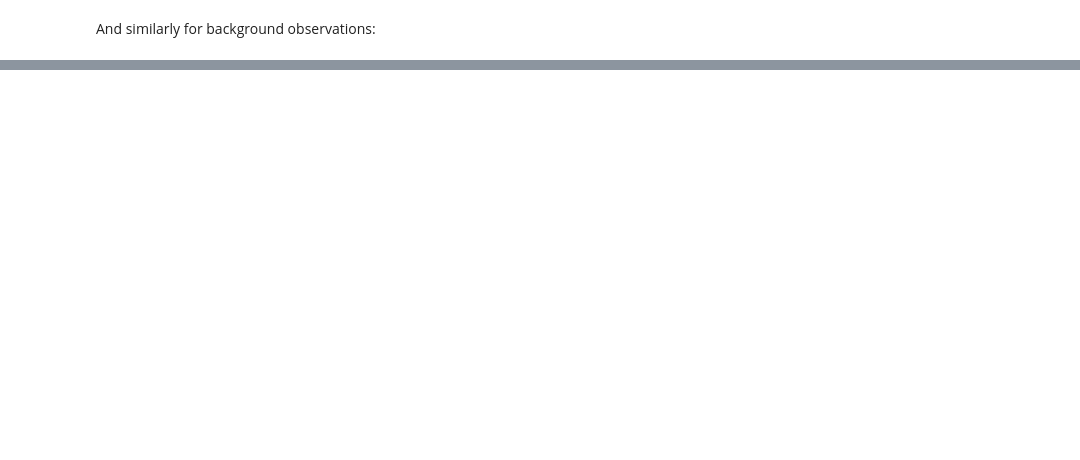
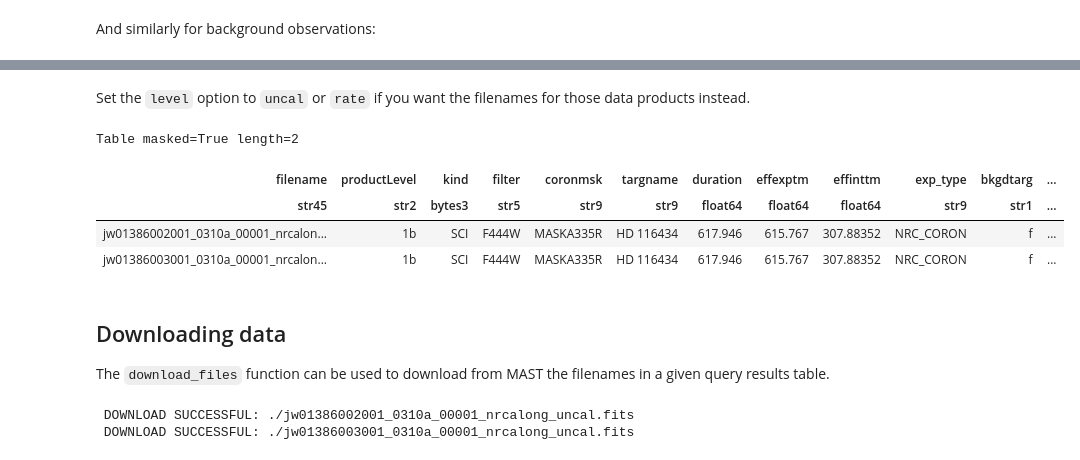
Before and after one commit to kammerje/spaceKLIP, a Jupyter notebook: docs/source/tutorials/MAST query tools for coronagraphic datasets.ipynb, the cells around one changed output, grey strips where cells are left out. Cells and saved outputs as stored; diff of their text form; code cells hidden in the pictures; blank space fills up the shorter version.

```diff
--- a/docs/source/tutorials/MAST query tools for coronagraphic datasets.ipynb
+++ b/docs/source/tutorials/MAST query tools for coronagraphic datasets.ipynb
@@ -77,0 +107,23 @@ Table length=13
+# %% [markdown]
+Set the `level` option to `uncal` or `rate` if you want the filenames for those data products instead.
+# %%
+spaceKLIP.mast.query_coron_datasets('NIRCam', program=1386, filt='F444W', kind='SCI', return_filenames=True,
+                                    level='uncal')
+# %% [output]
+Table masked=True length=2
+| filename | productLevel | kind | filter | coronmsk | targname | duration | effexptm | effinttm | exp_type | bkgdtarg | ... |
+| str45 | str2 | bytes3 | str5 | str9 | str9 | float64 | float64 | float64 | str9 | str1 | ... |
+| jw01386002001_0310a_00001_nrcalon... | 1b | SCI | F444W | MASKA335R | HD 116434 | 617.946 | 615.767 | 307.88352 | NRC_CORON | f | ... |
+| jw01386003001_0310a_00001_nrcalon... | 1b | SCI | F444W | MASKA335R | HD 116434 | 617.946 | 615.767 | 307.88352 | NRC_CORON | f | ... |
+# %% [markdown]
+## Downloading data
+
+The `download_files` function can be used to download from MAST the filenames in a given query results table.
+# %%
+table = spaceKLIP.mast.query_coron_datasets('NIRCam', program=1386, filt='F444W', kind='SCI', return_filenames=True,
+                                    level='uncal')
+
+spaceKLIP.mast.download_files(table)
+# %% [output]
+ DOWNLOAD SUCCESSFUL: ./jw01386002001_0310a_00001_nrcalong_uncal.fits
+ DOWNLOAD SUCCESSFUL: ./jw01386003001_0310a_00001_nrcalong_uncal.fits
```
Also changed, not shown: parts of 12 cells of this notebook, 1 other file.
